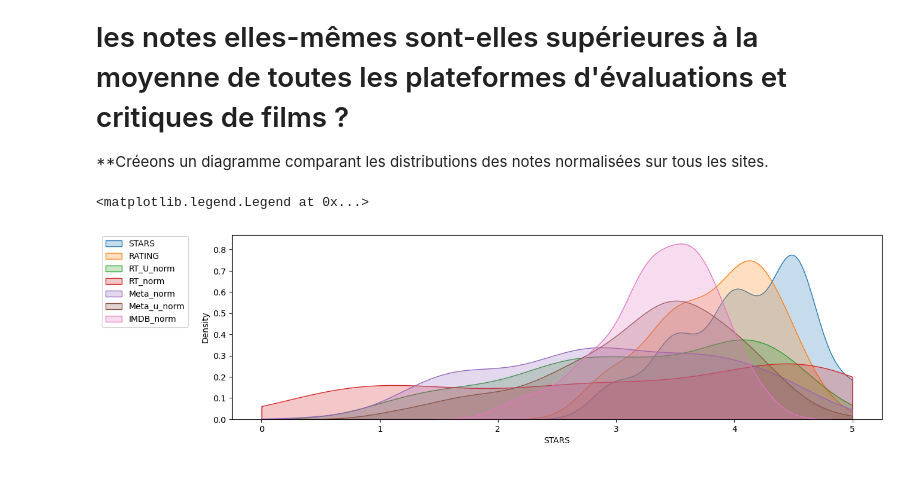
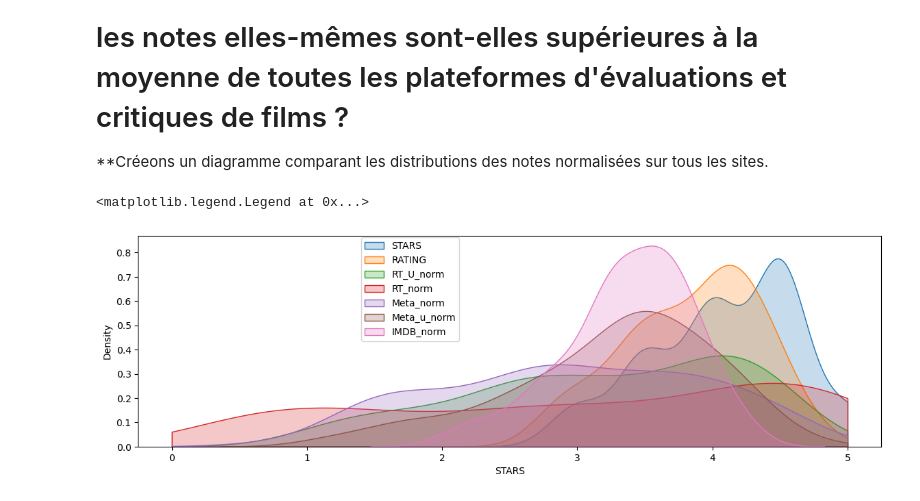
Before and after one commit to Mayandza/Projet, a Jupyter notebook: Projet_Fandango.ipynb, the cells around one changed output. Cells and saved outputs as stored; diff of their text form; code cells hidden in the pictures.

```diff
--- a/Projet_Fandango.ipynb
+++ b/Projet_Fandango.ipynb
@@ -457,14 +457,14 @@ df_norm
 # %%
 plt.figure(figsize=(14,4), dpi=100)
 sns.kdeplot(df_norm, x ='STARS', fill=True, clip=(0,5), label='STARS')
 sns.kdeplot(df_norm, x ='RATING', fill=True,clip=(0,5),label='RATING')
 sns.kdeplot(df_norm, x ='RT_U_norm', fill=True,clip=(0,5),label='RT_U_norm')
 sns.kdeplot(df_norm, x ='RT_norm', fill=True,clip=(0,5),label='RT_norm')
 sns.kdeplot(df_norm, x ='Meta_norm', fill=True,clip=(0,5),label='Meta_norm')
 sns.kdeplot(df_norm, x ='Meta_u_norm', fill=True,clip=(0,5),label='Meta_u_norm')
 sns.kdeplot(df_norm, x ='IMDB_norm', fill=True,clip=(0,5),label='IMDB_norm')
 
-plt.legend(loc=(-0.2,0.5))
+plt.legend(loc=(0.3,0.5))
 # %% [output]
 <matplotlib.legend.Legend at 0x...>
-[figure, old version]
+[figure, new version]
```
Also changed, not shown: parts of 3 cells of this notebook.
